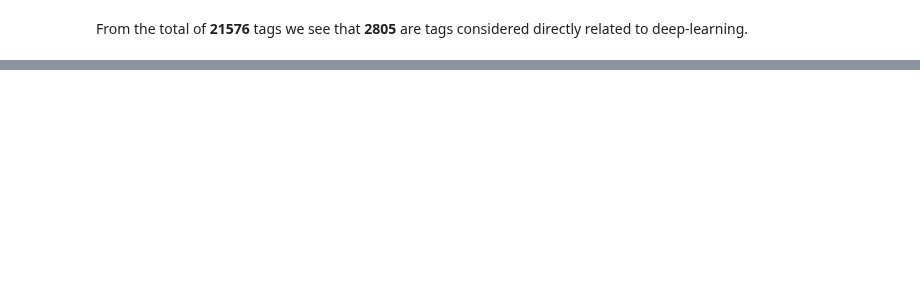
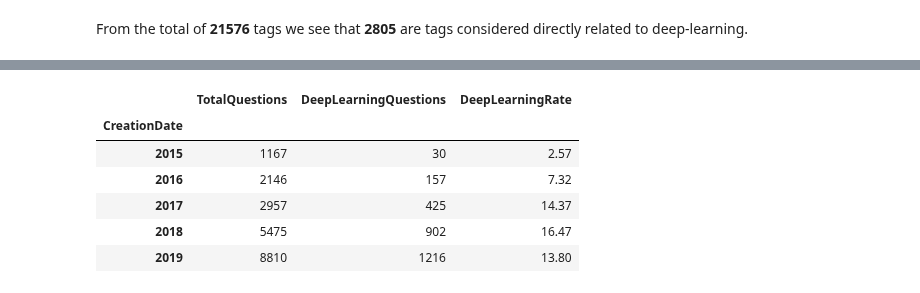
Before and after one commit to raduspaimoc/DataQuest-Projects, a Jupyter notebook: Data Analysis/Popular Data Science Questions/Popular Data Science Questions.ipynb, the cells around one changed output, grey strips where cells are left out. Cells and saved outputs as stored; diff of their text form; code cells hidden in the pictures; blank space fills up the shorter version.

```diff
--- a/Data Analysis/Popular Data Science Questions/Popular Data Science Questions.ipynb
+++ b/Data Analysis/Popular Data Science Questions/Popular Data Science Questions.ipynb
@@ -571,0 +567,3 @@ TypeError: unhashable type: 'list'
+# %%
+all_questions_df["DeepLearningTag"] = "No"
+all_questions_df.loc[all_questions_df.index.isin(dl_tags.index.tolist()), "DeepLearningTag"] = "Yes"
@@ -601,0 +659,12 @@ Length: 559, dtype: int64
+# %%
+questions = pd.DataFrame({"TotalQuestions":questions_per_year, "DeepLearningQuestions":dl_questions_per_year})
+questions["DeepLearningRate"] = round(questions["DeepLearningQuestions"] / questions["TotalQuestions"] * 100, 2)
+questions
+# %% [output]
+|  | TotalQuestions | DeepLearningQuestions | DeepLearningRate |
+| CreationDate |  |  |  |
+| 2015 | 1167 | 30 | 2.57 |
+| 2016 | 2146 | 157 | 7.32 |
+| 2017 | 2957 | 425 | 14.37 |
+| 2018 | 5475 | 902 | 16.47 |
+| 2019 | 8810 | 1216 | 13.80 |
```
Also changed, not shown: parts of 26 cells of this notebook.
